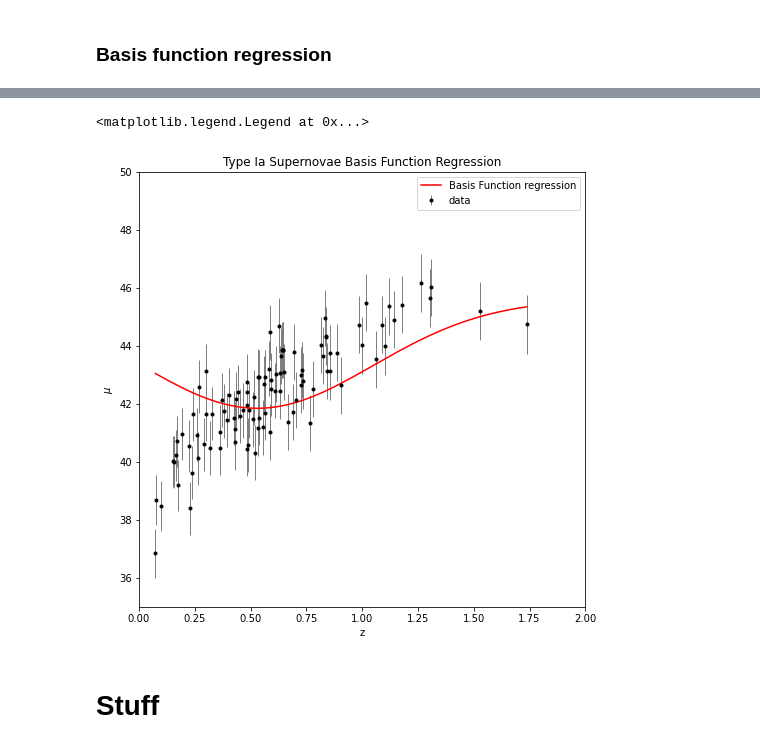
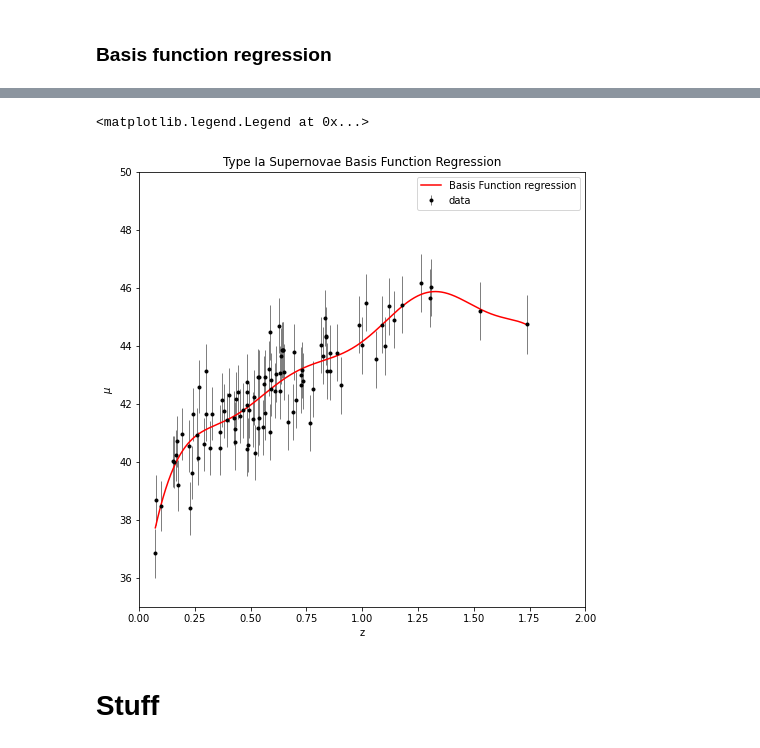
Before and after one commit to ludovicobizzarri/astrostatistics_bicocca_2024, a Jupyter notebook: working/Lesson 17/Supernovae distances and redshift.ipynb, the cells around one changed output, grey strips where cells are left out. Drawn from its saved outputs; the diff is of its cells as text; code cells hidden in the pictures.

```diff
--- a/working/Lesson 17/Supernovae distances and redshift.ipynb
+++ b/working/Lesson 17/Supernovae distances and redshift.ipynb
@@ -146,7 +146,7 @@ fig,axis = plt.subplots(ncols=ncols,nrows=nrows,figsize=(ncols*8,nrows*8))
 
 for n,ax in zip(n_degree,axis.flatten()):
     model = PolynomialRegression(n)
-    model.fit(X,y)
+    model.fit(X,y,dy)
     y_pred = model.predict(X_grid)
 
     ax.plot(X_grid,y_pred,label='%i-degree polynomial regression'%n,color='C%i'%n)
@@ -332,7 +313,7 @@ Best n_deg: 5
 # %%
-model_best_loo = PolynomialRegression(np.argmin(norm_err_cv)+1)
+model_best_loo = PolynomialRegression(n_degree[np.argmin(err_cv)])
 
-model_best_loo.fit(X,y)
+model_best_loo.fit(X,y,dy)
 
 y_pred_best_loo = model_best_loo.predict(X_grid)
 
@@ -414,9 +418,9 @@ Best h: 0.04262626262626263
 <matplotlib.legend.Legend at 0x...>
 [figure]
 # %%
-model_best_kernel = NadarayaWatson(kernel='gaussian', h=h_vec[np.argmin(norm_err_cv)])
+model_best_kernel = NadarayaWatson(kernel='gaussian', h=h_vec[np.argmin(err_cv)])
 
-model_best_kernel.fit(X,y)
+model_best_kernel.fit(X,y,dy)
 
 y_pred_best_kernel = model_best_kernel.predict(X_grid)
 
@@ -471,0 +494,24 @@ min cv error: 1.6672204803771167
+# %%
+# cross validation
+
+err_cv = np.zeros(len(N_basis))
+err_train = np.zeros(len(N_basis))
+
+for m in N_basis:
+    model = model_bfr[m-2]
+
+    loo = LeaveOneOut()
+
+    err_train[m-2],err_cv[m-2] = cross_validation(X,y,model,loo)
+
+print('Best N basis:',N_basis[np.argmin(err_cv)])
+
+# plot
+fig = plt.figure(figsize=(8,8))
+
+plt.plot(N_basis,err_train,color='black',ls='--',label='training')
+plt.plot(N_basis,err_cv,color='red',ls='-',label='cross validation')
+plt.xlabel('N basis')
+plt.ylabel('rms')
+plt.title('RMS error Leave One Out')
+plt.legend()
@@ -472,22 +537,22 @@ min cv error: 1.6672204803771167
 # %%
-best_bfr = BasisFunctionRegression('gaussian',mu=mu_vec[min_mu],sigma=sigma_vec[min_sigma])
+best_bfr = model_bfr[np.argmin(err_cv)]
 best_bfr.fit(X,y)
 
 y_pred_bfr = best_bfr.predict(X_grid)
 
 fig = plt.figure(figsize=(8,8))
 plt.plot(X_grid,y_pred_bfr,color='red',label='Basis Function regression')
 plt.errorbar(z_sample, mu_sample, dmu, fmt='.k', ecolor='gray', lw=1,label='data')
 plt.xlabel("z")
 plt.ylabel("$\mu$")
 plt.title('Type Ia Supernovae Basis Function Regression')
 plt.legend(loc='lower right')
 plt.xlim(0,2)
 plt.ylim(35,50)
 plt.legend()
 # %% [output]
 <matplotlib.legend.Legend at 0x...>
-[figure, old version]
+[figure, new version]
 # %% [markdown]
 # Stuff
 # %%
```
Also changed, not shown: parts of 21 cells of this notebook.
